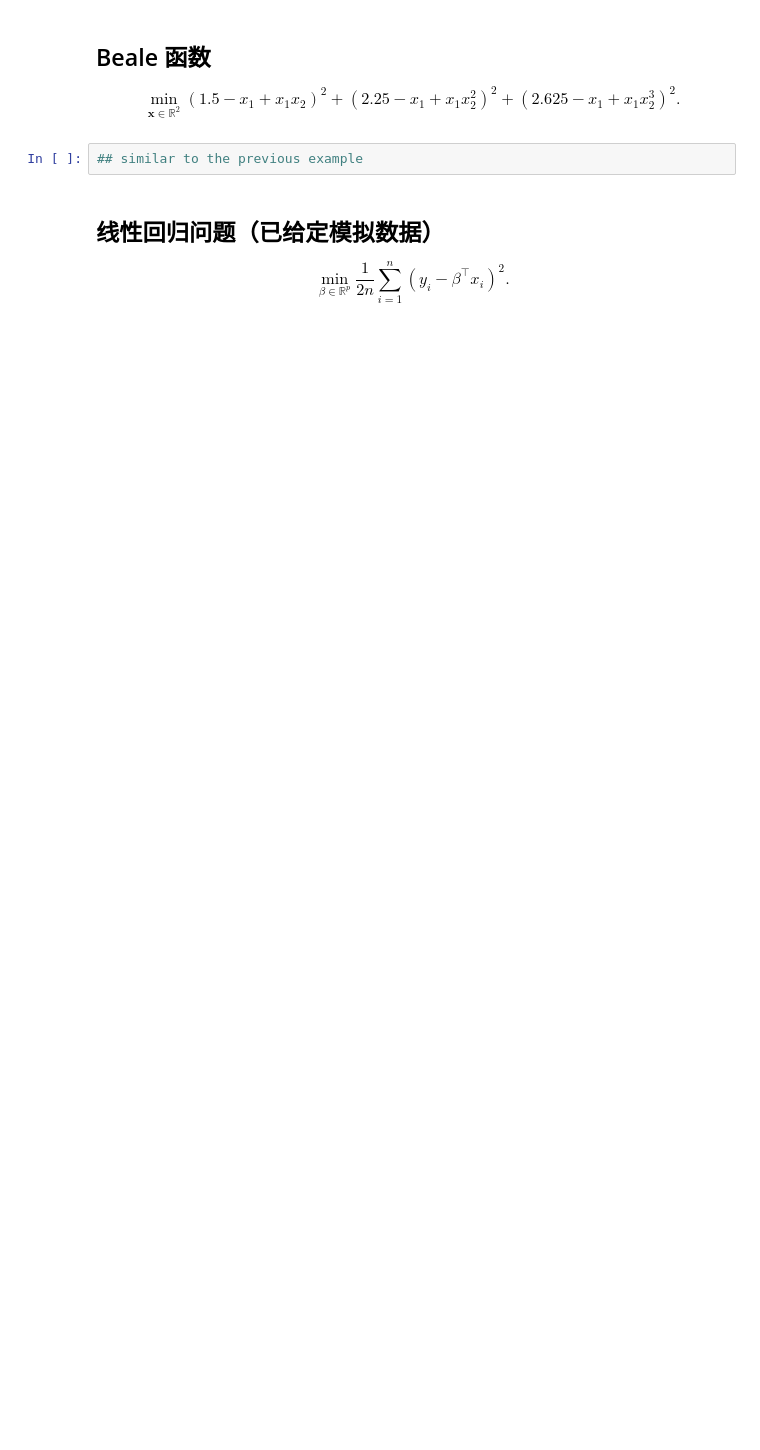
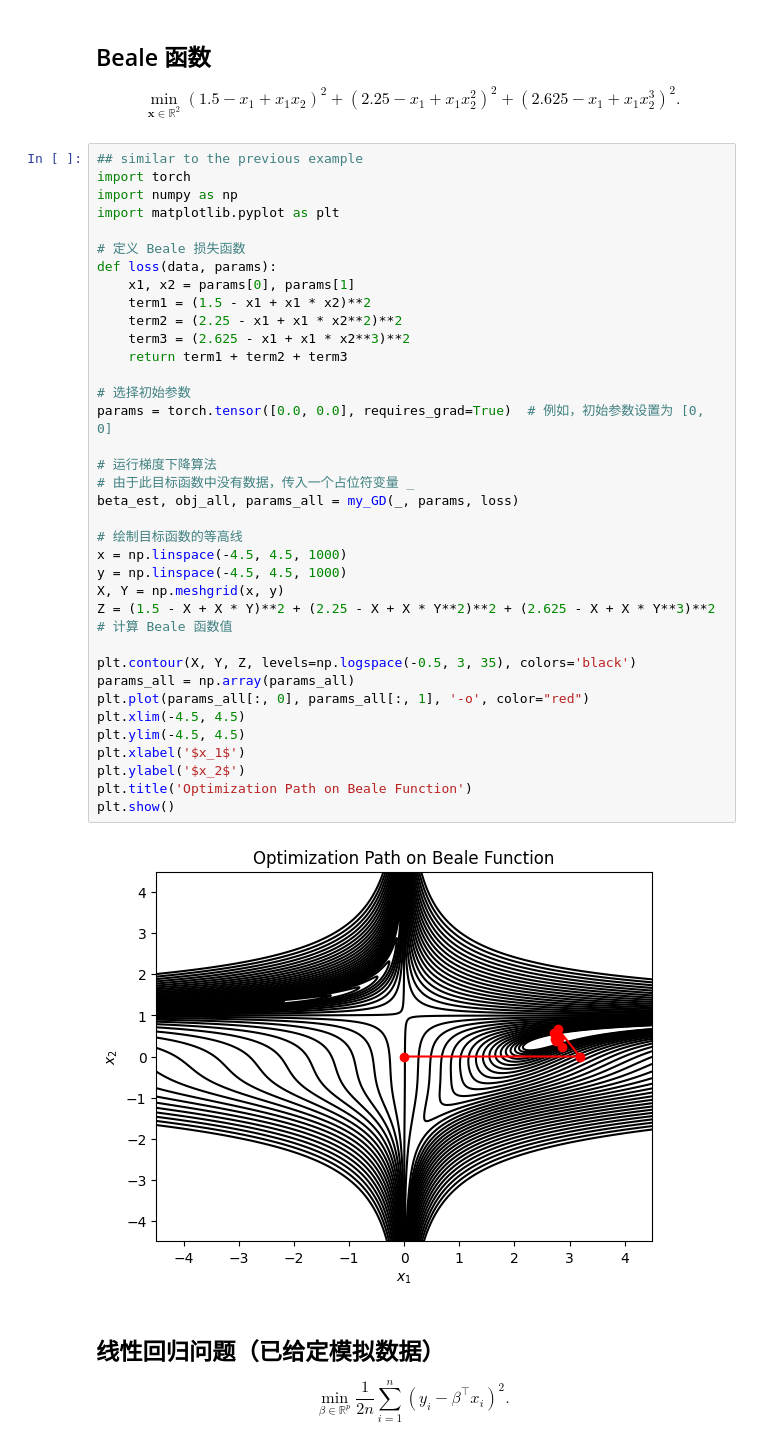
Before and after one commit to lhyuehh/Optimization-Method, a Jupyter notebook: Assignment_2/gradient-descend.ipynb, the cells around one changed output. Cells and saved outputs as stored; diff of their text form; blank space fills up the shorter version.

```diff
--- a/Assignment_2/gradient-descend.ipynb
+++ b/Assignment_2/gradient-descend.ipynb
@@ -63,8 +94,44 @@ plt.ylim(-20, 20)
 $$
 \min_{\boldsymbol{x}\in\mathbb{R}^2} (1.5 - x_1 + x_1 x_2)^2 + (2.25 - x_1 + x_1 x_2^2)^2 + (2.625 - x_1 + x_1 x_2^3)^2.
 $$
-# %%
-## similar to the previous example
+# %%
+## similar to the previous example
+import torch
+import numpy as np
+import matplotlib.pyplot as plt
+
+# 定义 Beale 损失函数
+def loss(data, params):
+    x1, x2 = params[0], params[1]
+    term1 = (1.5 - x1 + x1 * x2)**2
+    term2 = (2.25 - x1 + x1 * x2**2)**2
+    term3 = (2.625 - x1 + x1 * x2**3)**2
+    return term1 + term2 + term3
+
+# 选择初始参数
+params = torch.tensor([0.0, 0.0], requires_grad=True)  # 例如，初始参数设置为 [0, 0]
+
+# 运行梯度下降算法
+# 由于此目标函数中没有数据，传入一个占位符变量 _
+beta_est, obj_all, params_all = my_GD(_, params, loss)
+
+# 绘制目标函数的等高线
+x = np.linspace(-4.5, 4.5, 1000)
+y = np.linspace(-4.5, 4.5, 1000)
+X, Y = np.meshgrid(x, y)
+Z = (1.5 - X + X * Y)**2 + (2.25 - X + X * Y**2)**2 + (2.625 - X + X * Y**3)**2  # 计算 Beale 函数值
+
+plt.contour(X, Y, Z, levels=np.logspace(-0.5, 3, 35), colors='black')
+params_all = np.array(params_all)
+plt.plot(params_all[:, 0], params_all[:, 1], '-o', color="red")
+plt.xlim(-4.5, 4.5)
+plt.ylim(-4.5, 4.5)
+plt.xlabel('$x_1$')
+plt.ylabel('$x_2$')
+plt.title('Optimization Path on Beale Function')
+plt.show()
+# %% [output]
+[figure, added]
 # %% [markdown]
 ## 线性回归问题（已给定模拟数据）
 $$
```
Also changed, not shown: parts of 7 cells of this notebook, 2 other files.
